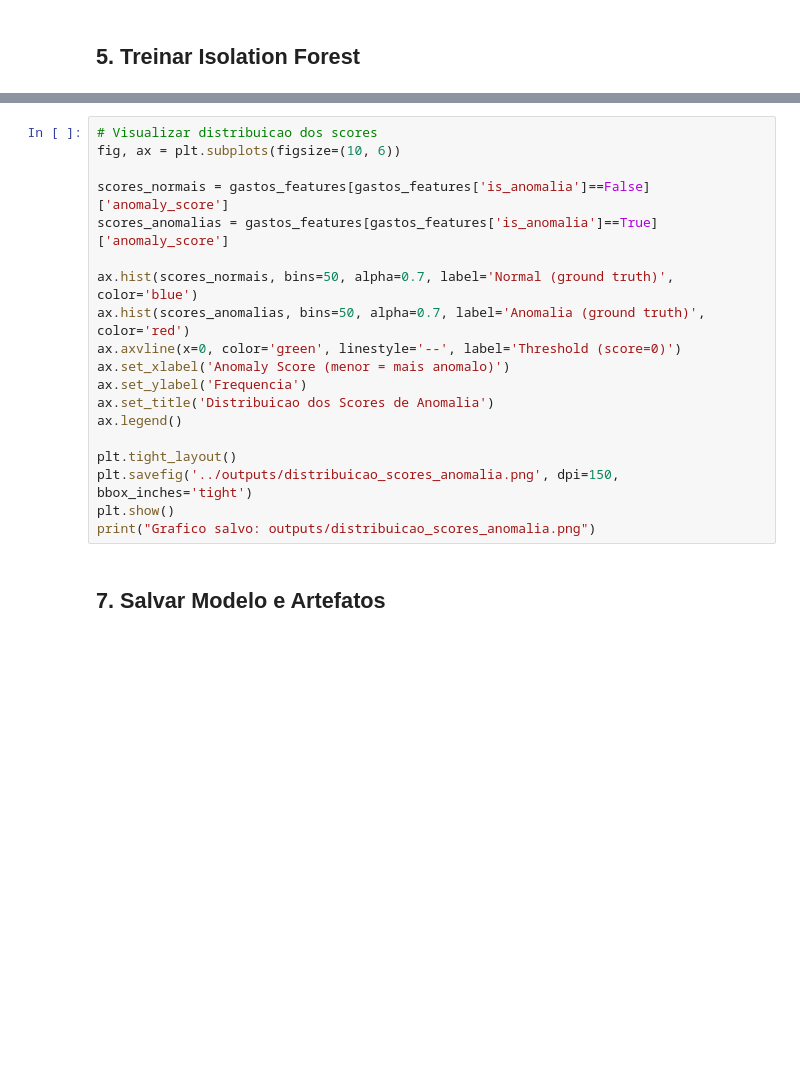
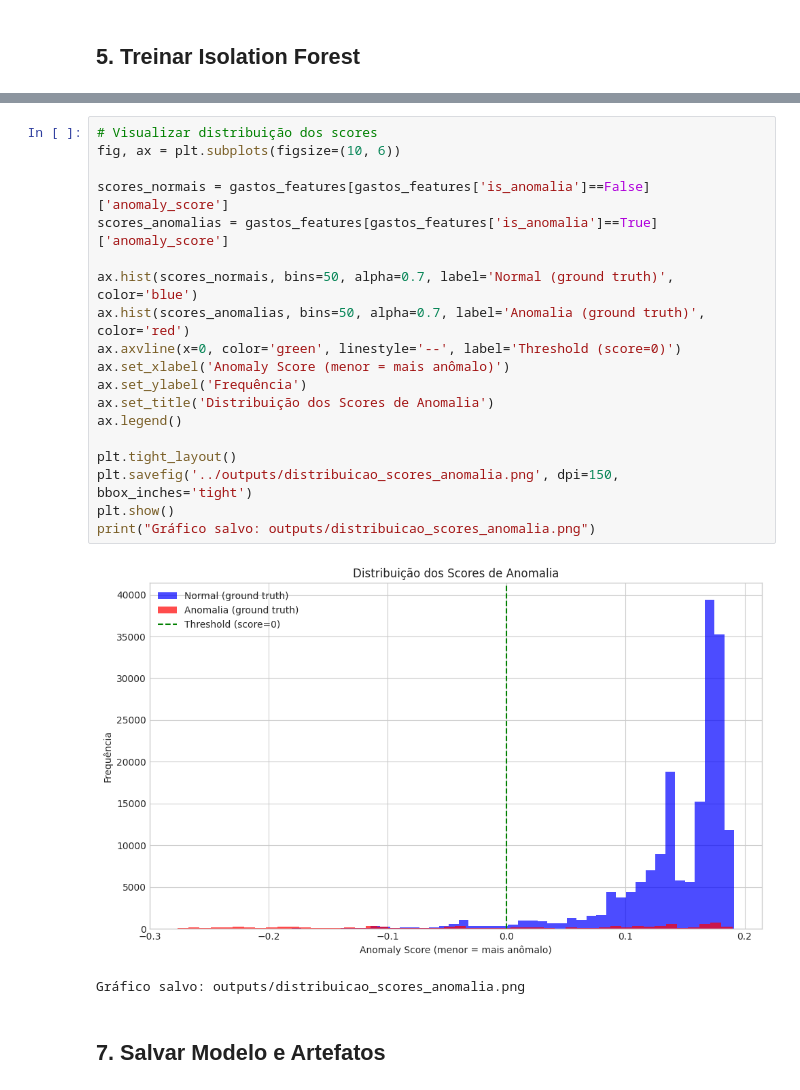
Before and after one commit to cezinha/economiza-ia, a Jupyter notebook: notebooks/09_Anomalias_Treino.ipynb, the cells around one changed output, grey strips where cells are left out. Cells and saved outputs as stored; diff of their text form; blank space fills up the shorter version.

```diff
--- a/notebooks/09_Anomalias_Treino.ipynb
+++ b/notebooks/09_Anomalias_Treino.ipynb
@@ -283,22 +445,25 @@ print("Grafico salvo: outputs/matriz_confusao_anomalias.png")
 # %%
-# Visualizar distribuicao dos scores
+# Visualizar distribuição dos scores
 fig, ax = plt.subplots(figsize=(10, 6))
 
 scores_normais = gastos_features[gastos_features['is_anomalia']==False]['anomaly_score']
 scores_anomalias = gastos_features[gastos_features['is_anomalia']==True]['anomaly_score']
 
 ax.hist(scores_normais, bins=50, alpha=0.7, label='Normal (ground truth)', color='blue')
 ax.hist(scores_anomalias, bins=50, alpha=0.7, label='Anomalia (ground truth)', color='red')
 ax.axvline(x=0, color='green', linestyle='--', label='Threshold (score=0)')
-ax.set_xlabel('Anomaly Score (menor = mais anomalo)')
-ax.set_ylabel('Frequencia')
-ax.set_title('Distribuicao dos Scores de Anomalia')
+ax.set_xlabel('Anomaly Score (menor = mais anômalo)')
+ax.set_ylabel('Frequência')
+ax.set_title('Distribuição dos Scores de Anomalia')
 ax.legend()
 
 plt.tight_layout()
 plt.savefig('../outputs/distribuicao_scores_anomalia.png', dpi=150, bbox_inches='tight')
 plt.show()
-print("Grafico salvo: outputs/distribuicao_scores_anomalia.png")
+print("Gráfico salvo: outputs/distribuicao_scores_anomalia.png")
+# %% [output]
+[figure, added]
+Gráfico salvo: outputs/distribuicao_scores_anomalia.png
 # %% [markdown]
 ## 7. Salvar Modelo e Artefatos
 # %%
```
Also changed, not shown: parts of 32 cells of this notebook, 45 other files.
